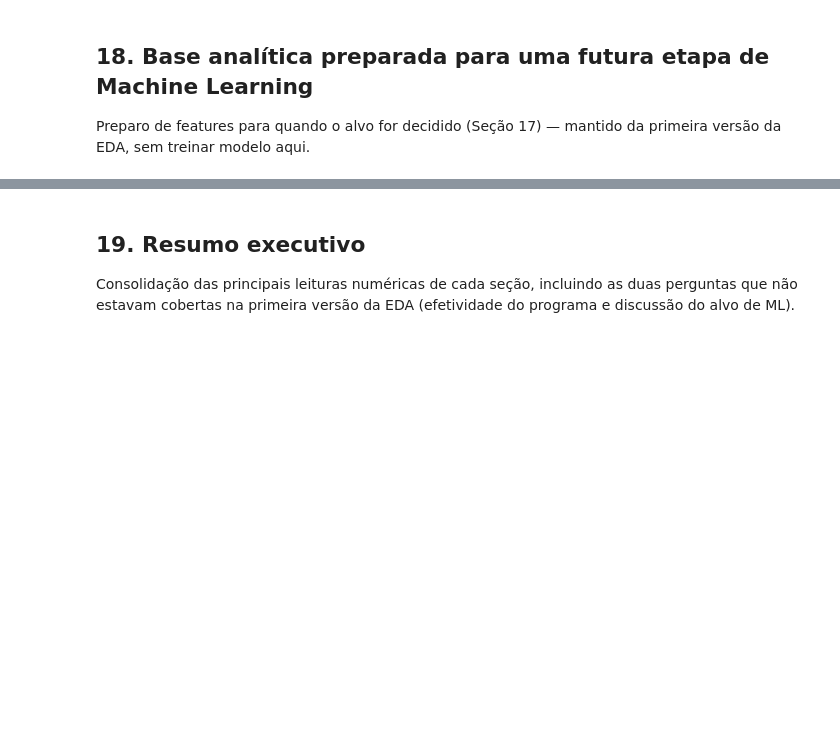
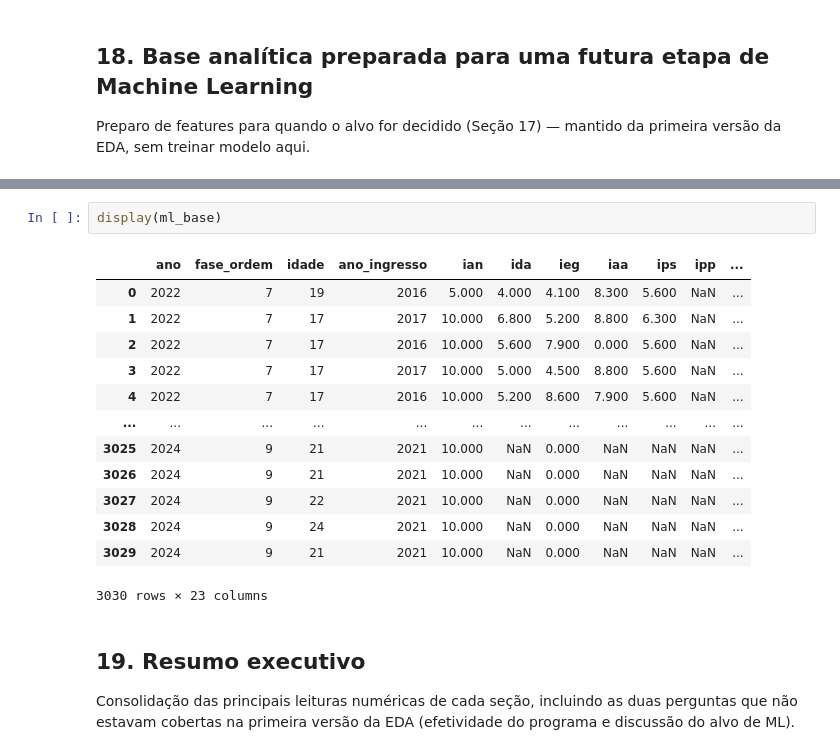
Before and after one commit to naruto112/data_analytics_fase5, a Jupyter notebook: EDA_ajustado_e_modelos.ipynb, the cells around one changed output, grey strips where cells are left out. Drawn from its saved outputs; the diff is of its cells as text; blank space fills up the shorter version.

```diff
--- a/EDA_ajustado_e_modelos.ipynb
+++ b/EDA_ajustado_e_modelos.ipynb
@@ -1545,6 +1545,22 @@ display(Markdown('''
 | baixo_inde_nivel | 0.000 |
 
 **Próximo passo (fora do escopo deste notebook):** decidir, com base na Seção 17, qual caminho de alvo usar; se for baseado em evento (3a/3b/3c), usar o `panel`/`panel_valid` já construído na Seção 12 como ponto de partida; sempre que o alvo for futuro, usar apenas variáveis do ano anterior como feature para evitar vazamento de dado (data leakage).
+# %%
+display(ml_base)
+# %% [output]
+|  | ano | fase_ordem | idade | ano_ingresso | ian | ida | ieg | iaa | ips | ipp | ... |
+| 0 | 2022 | 7 | 19 | 2016 | 5.000 | 4.000 | 4.100 | 8.300 | 5.600 | NaN | ... |
+| 1 | 2022 | 7 | 17 | 2017 | 10.000 | 6.800 | 5.200 | 8.800 | 6.300 | NaN | ... |
+| 2 | 2022 | 7 | 17 | 2016 | 10.000 | 5.600 | 7.900 | 0.000 | 5.600 | NaN | ... |
+| 3 | 2022 | 7 | 17 | 2017 | 10.000 | 5.000 | 4.500 | 8.800 | 5.600 | NaN | ... |
+| 4 | 2022 | 7 | 17 | 2016 | 10.000 | 5.200 | 8.600 | 7.900 | 5.600 | NaN | ... |
+| ... | ... | ... | ... | ... | ... | ... | ... | ... | ... | ... | ... |
+| 3025 | 2024 | 9 | 21 | 2021 | 10.000 | NaN | 0.000 | NaN | NaN | NaN | ... |
+| 3026 | 2024 | 9 | 21 | 2021 | 10.000 | NaN | 0.000 | NaN | NaN | NaN | ... |
+| 3027 | 2024 | 9 | 22 | 2021 | 10.000 | NaN | 0.000 | NaN | NaN | NaN | ... |
+| 3028 | 2024 | 9 | 24 | 2021 | 10.000 | NaN | 0.000 | NaN | NaN | NaN | ... |
+| 3029 | 2024 | 9 | 21 | 2021 | 10.000 | NaN | 0.000 | NaN | NaN | NaN | ... |
+3030 rows × 23 columns
 # %% [markdown]
 ## 19. Resumo executivo
 
```
Also changed, not shown: parts of 4 cells of this notebook.
